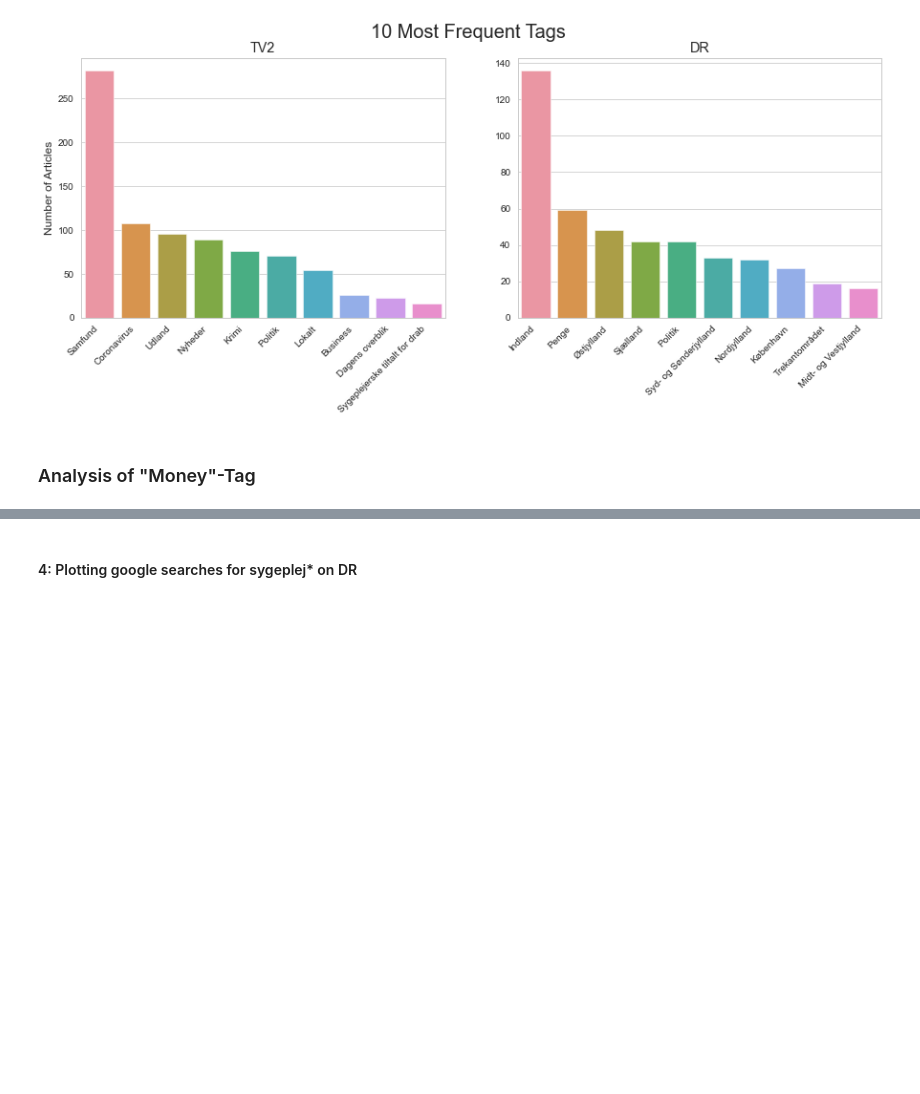
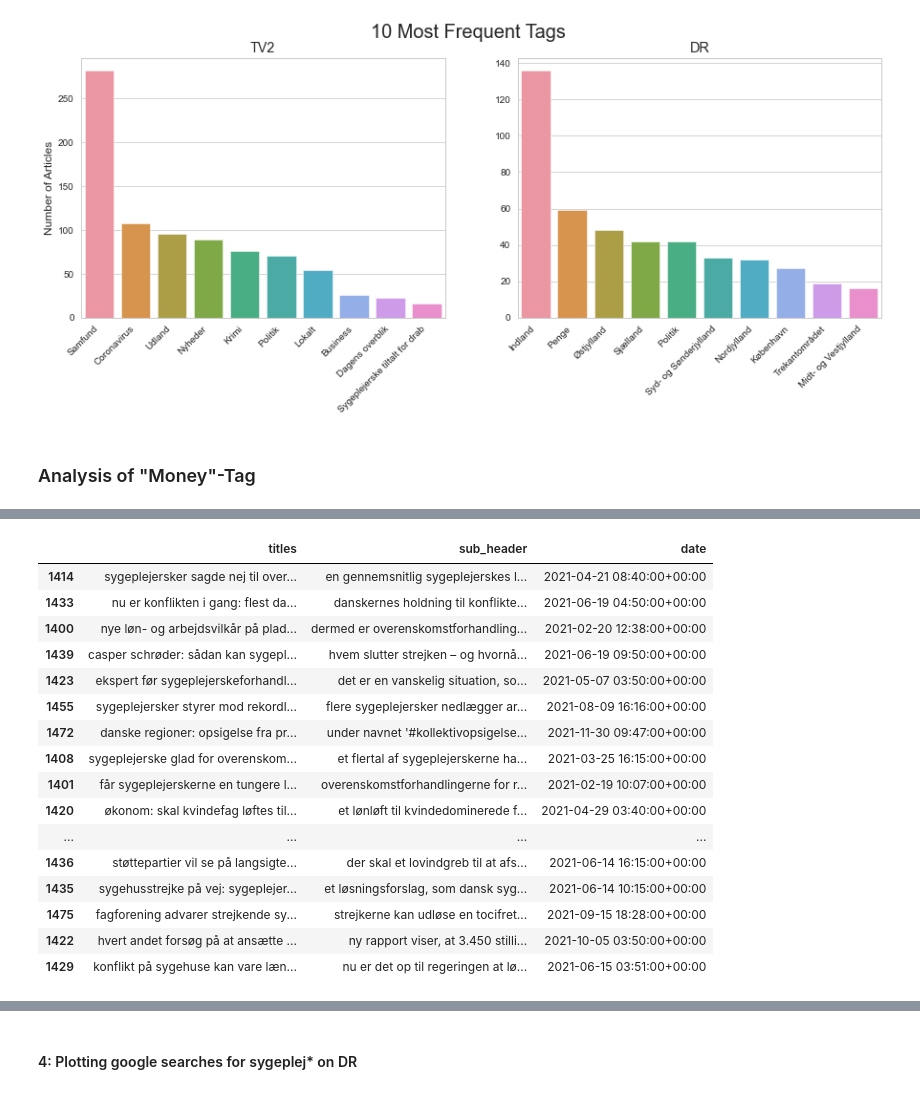
Before and after one commit to danawang10/isds29, a Jupyter notebook: Projekt/Complete project/Complete file_simon_playground.ipynb, the cells around one changed output, grey strips where cells are left out. Cells and saved outputs as stored; diff of their text form; code cells hidden in the pictures; blank space fills up the shorter version.

```diff
--- a/Projekt/Complete project/Complete file_simon_playground.ipynb
+++ b/Projekt/Complete project/Complete file_simon_playground.ipynb
@@ -995,0 +1005,26 @@ dr_penge_tag_count = dr_penge_tag_count
+# %%
+# Read ten articles that have money as a tag in 2021
+# Subset articles
+dr_penge_2021 = dr_penge_tag[dr_penge_tag["year"] == 2021]
+# %%
+# Display a sample of 15 article titles and sub-headers to read for a more qualitative analysis
+pd.options.display.max_colwidth = 200
+display(dr_penge_2021[['titles', 'sub_header', 'date']].sample(n=30))
+# %% [output]
+|  | titles | sub_header | date |
+| 1414 | sygeplejersker sagde nej til over... | en gennemsnitlig sygeplejerskes l... | 2021-04-21 08:40:00+00:00 |
+| 1433 | nu er konflikten i gang: flest da... | danskernes holdning til konflikte... | 2021-06-19 04:50:00+00:00 |
+| 1400 | nye løn- og arbejdsvilkår på plad... | dermed er overenskomstforhandling... | 2021-02-20 12:38:00+00:00 |
+| 1439 | casper schrøder: sådan kan sygepl... | hvem slutter strejken – og hvornå... | 2021-06-19 09:50:00+00:00 |
+| 1423 | ekspert før sygeplejerskeforhandl... | det er en vanskelig situation, so... | 2021-05-07 03:50:00+00:00 |
+| 1455 | sygeplejersker styrer mod rekordl... | flere sygeplejersker nedlægger ar... | 2021-08-09 16:16:00+00:00 |
+| 1472 | danske regioner: opsigelse fra pr... | under navnet '#kollektivopsigelse... | 2021-11-30 09:47:00+00:00 |
+| 1408 | sygeplejerske glad for overenskom... | et flertal af sygeplejerskerne ha... | 2021-03-25 16:15:00+00:00 |
+| 1401 | får sygeplejerskerne en tungere l... | overenskomstforhandlingerne for r... | 2021-02-19 10:07:00+00:00 |
+| 1420 | økonom: skal kvindefag løftes til... | et lønløft til kvindedominerede f... | 2021-04-29 03:40:00+00:00 |
+| ... | ... | ... | ... |
+| 1436 | støttepartier vil se på langsigte... | der skal et lovindgreb til at afs... | 2021-06-14 16:15:00+00:00 |
+| 1435 | sygehusstrejke på vej: sygeplejer... | et løsningsforslag, som dansk syg... | 2021-06-14 10:15:00+00:00 |
+| 1475 | fagforening advarer strejkende sy... | strejkerne kan udløse en tocifret... | 2021-09-15 18:28:00+00:00 |
+| 1422 | hvert andet forsøg på at ansætte ... | ny rapport viser, at 3.450 stilli... | 2021-10-05 03:50:00+00:00 |
+| 1429 | konflikt på sygehuse kan vare læn... | nu er det op til regeringen at lø... | 2021-06-15 03:51:00+00:00 |
```
Also changed, not shown: parts of 10 cells of this notebook, 2 other files.
